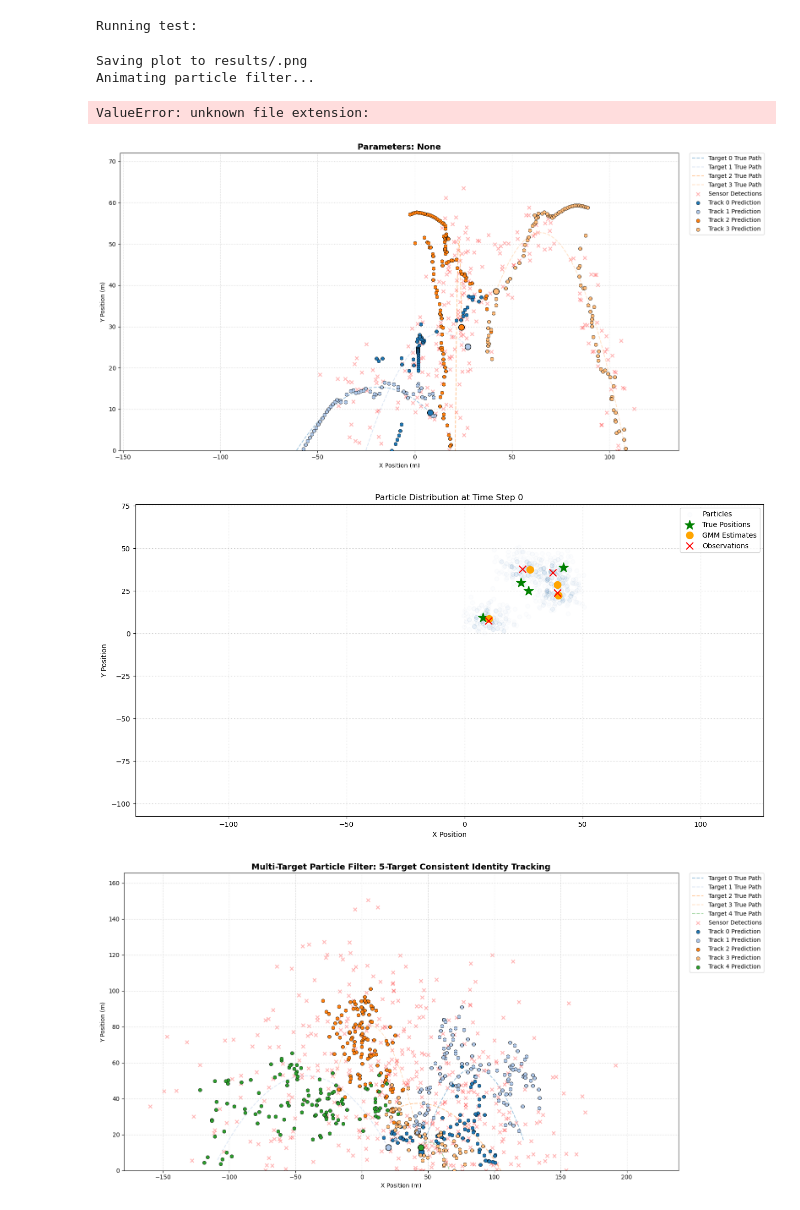
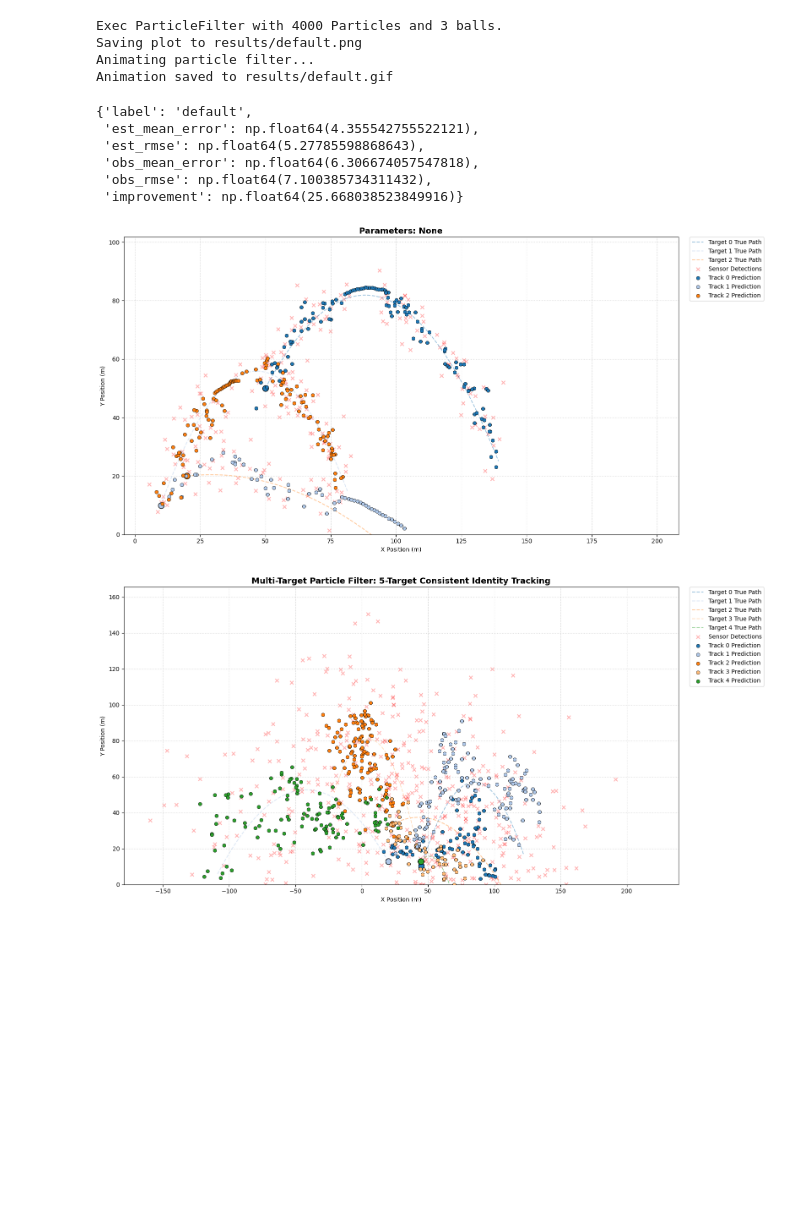
Before and after one commit to christopher-reinard/particle_filter, a Jupyter notebook: main copy.ipynb, the cells around one changed output. Cells and saved outputs as stored; diff of their text form; code cells hidden in the pictures; blank space fills up the shorter version.

Commit message:
Added: - Plotting .gif displays trajectory - ParticleFilter Birth - Preparation for eval single steps afterwards

```diff
--- a/main copy.ipynb
+++ b/main copy.ipynb
@@ -27,8 +27,8 @@ STATE_BOUNDS = [
 # Simulation Parameters
 dropout_start = 40
 dropout_end = 60
-process_noise = 0.5
-measurement_noise = 25
+process_noise = 9.0#2.0
+measurement_noise = 25.0#9.0
 
 
 # Same Starting Position, different y_velocities
@@ -52,51 +52,58 @@ measurement_noise = 25
 
 
 # A LOT of balls:
-true_states = generate_random_balls(num_balls=4, state_bounds=STATE_BOUNDS)
+true_states = generate_random_balls(num_balls=3, state_bounds=STATE_BOUNDS)
+true_states = np.array([[50.0, 50.0, 15.0, 25.0], [10.0, 10.0, 12.0, 30.0], [20.0, 20.0, 30.0, 3.0]], dtype=float)
 
 n_objects = len(true_states)
 
 # Build the ground truth + observations ONCE, before the filter runs --
 # both assignment methods get tested against the exact same observation
 # sequence, so any difference in results is purely due to the assignment
 # strategy, not different noise draws.
 
 # Particle Filter Parameters
-num_particles_per_ball = 1000
+num_particles_per_ball = 4000
 
 input_parameters = {
     # Parameters for the balls
     "true_states": true_states,
     "dropout_start": dropout_start,
     "dropout_end": dropout_end,
     "process_noise": process_noise,
     "measurement_noise": measurement_noise,
 
     # Parameters for the Filter
     "num_particles": num_particles_per_ball,
     "state_bounds": STATE_BOUNDS,
     "init_generator": "Sobol",
     "use_velocity_likelihood": True,
     "velocity_sigma": 10.0,
     "min_velocity_likelihood": 0.01,
     "neighbor_assignment": "Hungarian",
     'ess_resample_threshold': 0.9
 }
 
 tester = ParticleFilterTester(input_parameters, save_dir="results", model="SingleParticleFilter")
 
-
-results = tester.sweep_multi({
+results = tester.run()
+#results
+#results = tester.sweep_multi({
     #"use_velocity_likelihood": [True, False],
-}, mode="grid", seed=seed)
-results
+#}, mode="grid", seed=seed)
+#results
 # %% [output]
-Running test:
+Exec ParticleFilter with 4000 Particles and 3 balls.
+Saving plot to results/default.png
+Animating particle filter...
+Animation saved to results/default.gif
-Saving plot to results/.png
-Animating particle filter...
+{'label': 'default',
+ 'est_mean_error': np.float64(4.355542755522121),
+ 'est_rmse': np.float64(5.27785598868643),
+ 'obs_mean_error': np.float64(6.306674057547818),
+ 'obs_rmse': np.float64(7.100385734311432),
+ 'improvement': np.float64(25.668038523849916)}
-ValueError: unknown file extension:
-[figure, old version]
+[figure, new version]
-[figure, removed]
 # %%
 n_objects = 5
 step_size = 0.05
```
Also changed, not shown: 4 other files.
